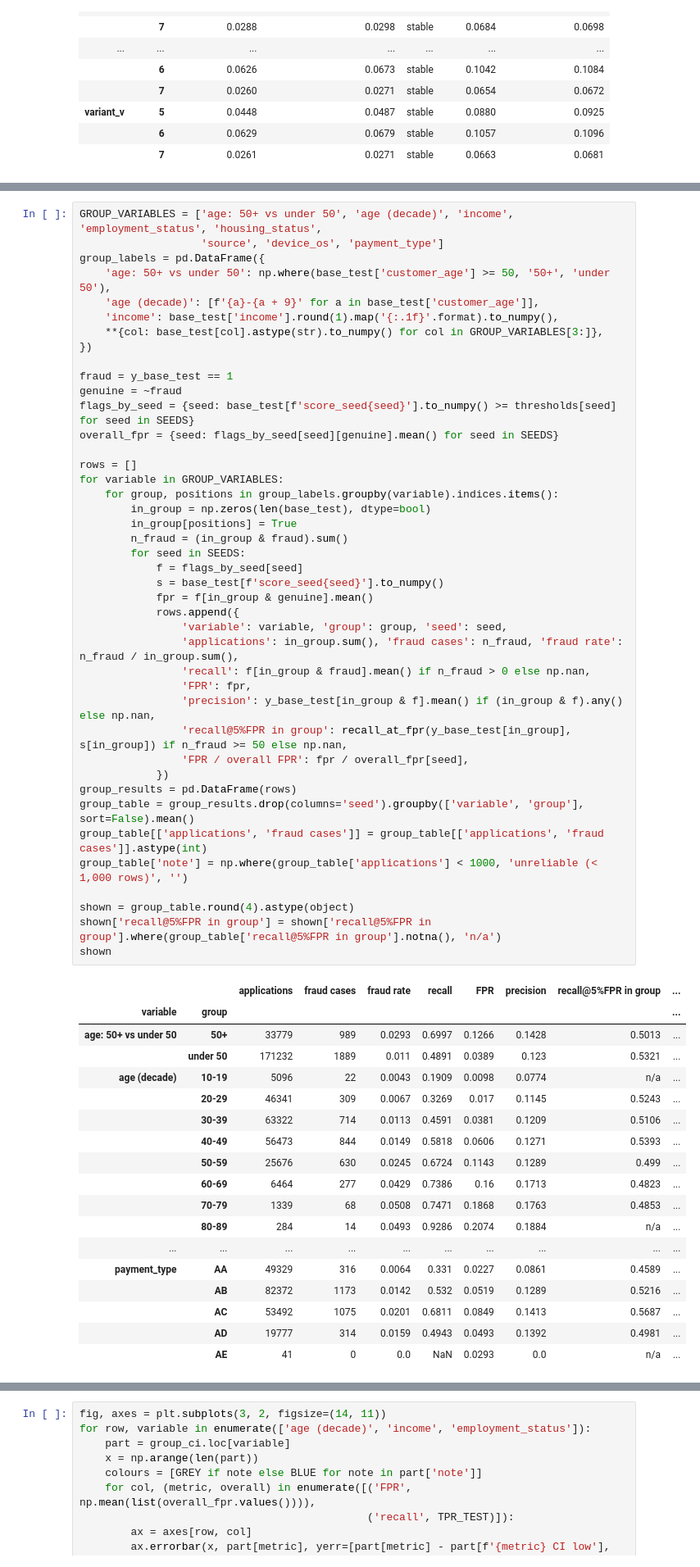
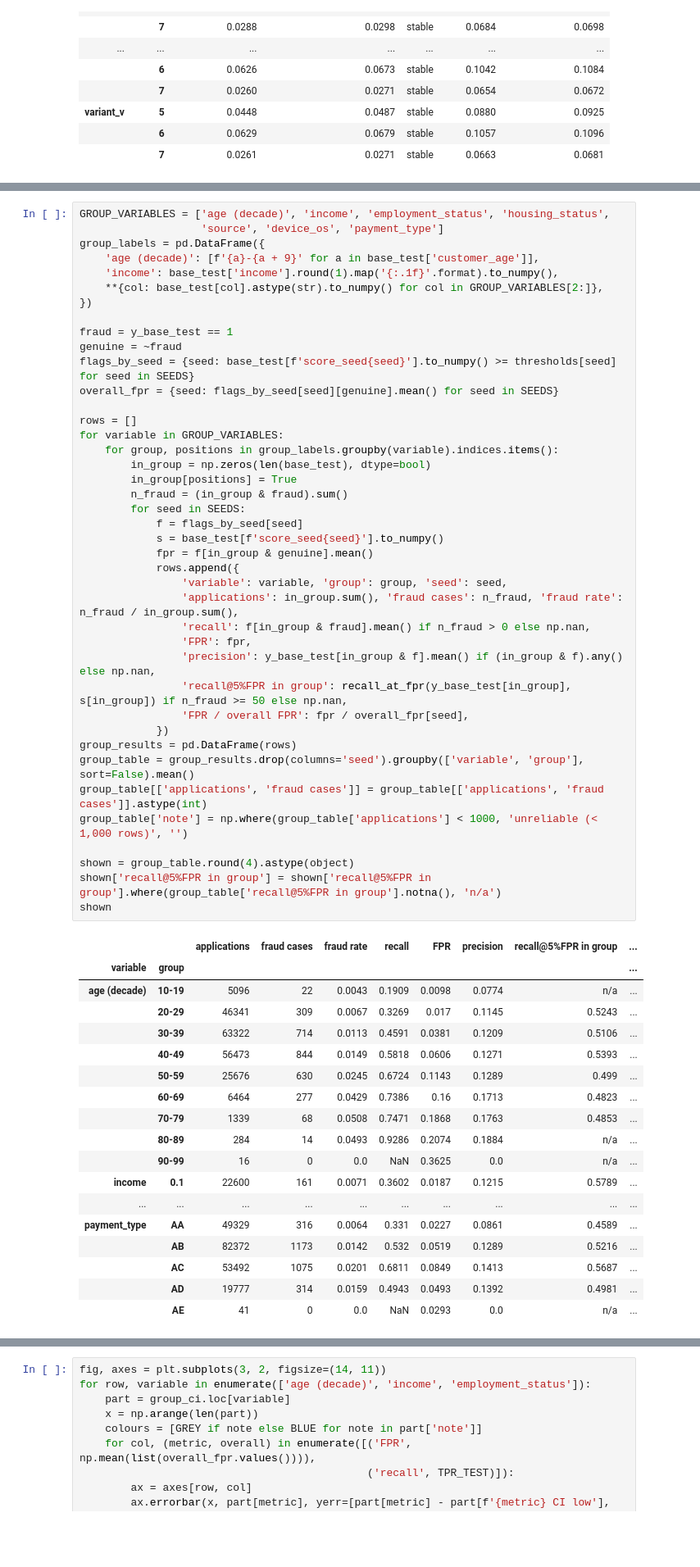
Before and after one commit to ErinaTjin/bt4012_grp10, a Jupyter notebook: notebooks/04_evaluation.ipynb, the cells around one changed output, grey strips where cells are left out. Shown at 82% size. Drawn from its saved outputs; the diff is of its cells as text; blank space fills up the shorter version.

Commit message:
refactor: remove 50+ vs under 50 repeats from notebook 04 and fix recall labels

```diff
--- a/notebooks/04_evaluation.ipynb
+++ b/notebooks/04_evaluation.ipynb
@@ -1783,13 +1789,12 @@ Who does the model wrongly flag, and whose fraud does it miss? On the Base test
 
 For each group: size, fraud rate, recall, FPR and precision at the frozen threshold, the group's own recall at 5% FPR (only with at least 50 fraud cases, otherwise n/a), and its FPR divided by the overall FPR (above 1 = wrongly flagged more often than average). Groups with fewer than 1,000 applications are marked unreliable. Nothing is fitted here.
 # %%
-GROUP_VARIABLES = ['age: 50+ vs under 50', 'age (decade)', 'income', 'employment_status', 'housing_status',
+GROUP_VARIABLES = ['age (decade)', 'income', 'employment_status', 'housing_status',
                    'source', 'device_os', 'payment_type']
 group_labels = pd.DataFrame({
-    'age: 50+ vs under 50': np.where(base_test['customer_age'] >= 50, '50+', 'under 50'),
     'age (decade)': [f'{a}-{a + 9}' for a in base_test['customer_age']],
     'income': base_test['income'].round(1).map('{:.1f}'.format).to_numpy(),
-    **{col: base_test[col].astype(str).to_numpy() for col in GROUP_VARIABLES[3:]},
+    **{col: base_test[col].astype(str).to_numpy() for col in GROUP_VARIABLES[2:]},
 })
 
 fraud = y_base_test == 1
@@ -1800,35 +1805,33 @@ overall_fpr = {seed: flags_by_seed[seed][genuine].mean() for seed in SEEDS}
 rows = []
 for variable in GROUP_VARIABLES:
     for group, positions in group_labels.groupby(variable).indices.items():
         in_group = np.zeros(len(base_test), dtype=bool)
         in_group[positions] = True
         n_fraud = (in_group & fraud).sum()
         for seed in SEEDS:
             f = flags_by_seed[seed]
             s = base_test[f'score_seed{seed}'].to_numpy()
             fpr = f[in_group & genuine].mean()
             rows.append({
                 'variable': variable, 'group': group, 'seed': seed,
                 'applications': in_group.sum(), 'fraud cases': n_fraud, 'fraud rate': n_fraud / in_group.sum(),
                 'recall': f[in_group & fraud].mean() if n_fraud > 0 else np.nan,
                 'FPR': fpr,
                 'precision': y_base_test[in_group & f].mean() if (in_group & f).any() else np.nan,
                 'recall@5%FPR in group': recall_at_fpr(y_base_test[in_group], s[in_group]) if n_fraud >= 50 else np.nan,
                 'FPR / overall FPR': fpr / overall_fpr[seed],
             })
 group_results = pd.DataFrame(rows)
 group_table = group_results.drop(columns='seed').groupby(['variable', 'group'], sort=False).mean()
 group_table[['applications', 'fraud cases']] = group_table[['applications', 'fraud cases']].astype(int)
 group_table['note'] = np.where(group_table['applications'] < 1000, 'unreliable (< 1,000 rows)', '')
 
 shown = group_table.round(4).astype(object)
 shown['recall@5%FPR in group'] = shown['recall@5%FPR in group'].where(group_table['recall@5%FPR in group'].notna(), 'n/a')
 shown
 # %% [output]
 |  |  | applications | fraud cases | fraud rate | recall | FPR | precision | recall@5%FPR in group | ... |
 | variable | group |  |  |  |  |  |  |  | ... |
-| age: 50+ vs under 50 | 50+ | 33779 | 989 | 0.0293 | 0.6997 | 0.1266 | 0.1428 | 0.5013 | ... |
-|  | under 50 | 171232 | 1889 | 0.011 | 0.4891 | 0.0389 | 0.123 | 0.5321 | ... |
 | age (decade) | 10-19 | 5096 | 22 | 0.0043 | 0.1909 | 0.0098 | 0.0774 | n/a | ... |
 |  | 20-29 | 46341 | 309 | 0.0067 | 0.3269 | 0.017 | 0.1145 | 0.5243 | ... |
 |  | 30-39 | 63322 | 714 | 0.0113 | 0.4591 | 0.0381 | 0.1209 | 0.5106 | ... |
@@ -1837,6 +1840,8 @@ shown
 |  | 60-69 | 6464 | 277 | 0.0429 | 0.7386 | 0.16 | 0.1713 | 0.4823 | ... |
 |  | 70-79 | 1339 | 68 | 0.0508 | 0.7471 | 0.1868 | 0.1763 | 0.4853 | ... |
 |  | 80-89 | 284 | 14 | 0.0493 | 0.9286 | 0.2074 | 0.1884 | n/a | ... |
+|  | 90-99 | 16 | 0 | 0.0 | NaN | 0.3625 | 0.0 | n/a | ... |
+| income | 0.1 | 22600 | 161 | 0.0071 | 0.3602 | 0.0187 | 0.1215 | 0.5789 | ... |
 | ... | ... | ... | ... | ... | ... | ... | ... | ... | ... |
 | payment_type | AA | 49329 | 316 | 0.0064 | 0.331 | 0.0227 | 0.0861 | 0.4589 | ... |
 |  | AB | 82372 | 1173 | 0.0142 | 0.532 | 0.0519 | 0.1289 | 0.5216 | ... |
```
Also changed, not shown: parts of 20 cells of this notebook.
